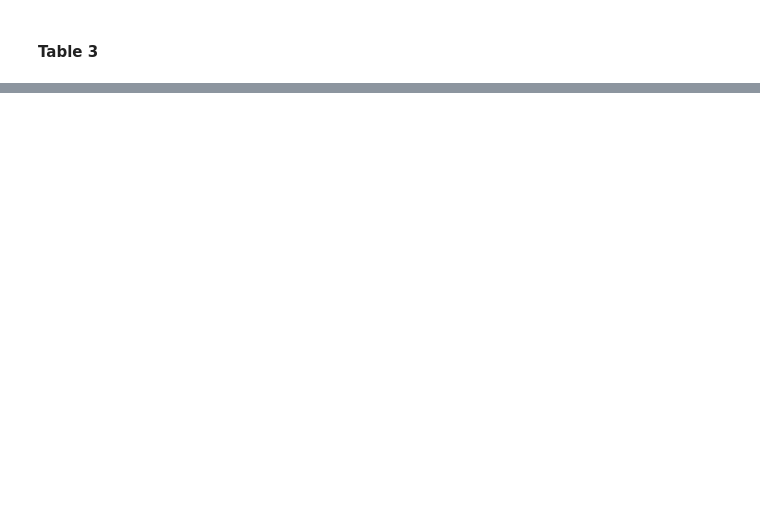
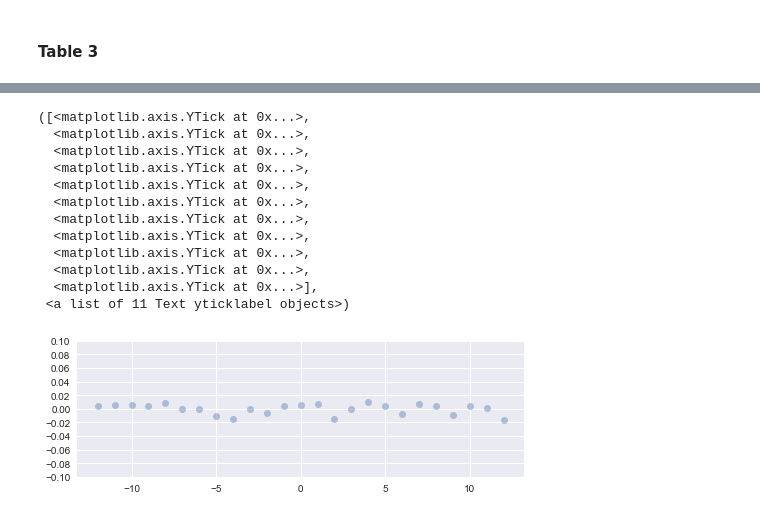
Before and after one commit to FedericoAlexanderRizzuto/microeconometrics-course-project-FedericoAlexanderRizzuto, a Jupyter notebook: project.ipynb, the cells around one changed output, grey strips where cells are left out. Cells and saved outputs as stored; diff of their text form; code cells hidden in the pictures; blank space fills up the shorter version.

Commit message:
Figures 4,5 and 6

```diff
--- a/project.ipynb
+++ b/project.ipynb
@@ -135,0 +154,31 @@ create_table2and3(df,['our_CHEAT_math','our_CHEAT_ital'],['Panel A. Math', 'Pane
+# %%
+df['dev'] = cutoffs_center(df)
+subset = df[['clsize_snv', 'female', 'm_female', 'immigrants_broad','m_origin', 'dad_lowedu',
+             'dad_midedu', 'dad_highedu', 'mom_unemp', 'mom_housew', 'mom_employed', 'm_mom_edu',
+             'survey', 'region', 'north_center', 'grade','dev','answers_math_std','answers_ital_std','d']]
+subset.dropna(how='any', inplace=True)
+subset['ans_math_res'] = np.nan
+formula = 'answers_ital_std ~ female + m_female + immigrants_broad + m_origin + dad_lowedu + dad_midedu + d + dad_highedu + mom_unemp + mom_housew + mom_employed + m_mom_edu + C(survey) + C(region) + C(grade)'
+result_math = smf.ols(formula,data=subset).fit()
+#result_math.summary()
+# %%
+subset['rezo'] = result_math.resid
+bub = subset.groupby(['north_center','dev'],as_index=False)['rezo'].mean()
+# %%
+plt.subplot(211)
+plt.plot( 'dev', 'rezo', data=bub[bub['north_center']==1], linestyle = 'none', marker='o', alpha=0.4)
+plt.yticks([-0.10,-0.08,-0.06,-0.04,-0.02,0,0.02,0.04,0.06,0.08,0.10])
+# %% [output]
+([<matplotlib.axis.YTick at 0x...>,
+  <matplotlib.axis.YTick at 0x...>,
+  <matplotlib.axis.YTick at 0x...>,
+  <matplotlib.axis.YTick at 0x...>,
+  <matplotlib.axis.YTick at 0x...>,
+  <matplotlib.axis.YTick at 0x...>,
+  <matplotlib.axis.YTick at 0x...>,
+  <matplotlib.axis.YTick at 0x...>,
+  <matplotlib.axis.YTick at 0x...>,
+  <matplotlib.axis.YTick at 0x...>,
+  <matplotlib.axis.YTick at 0x...>],
+ <a list of 11 Text yticklabel objects>)
+[figure, added]
```
Also changed, not shown: parts of 8 cells of this notebook, 4 other files.
